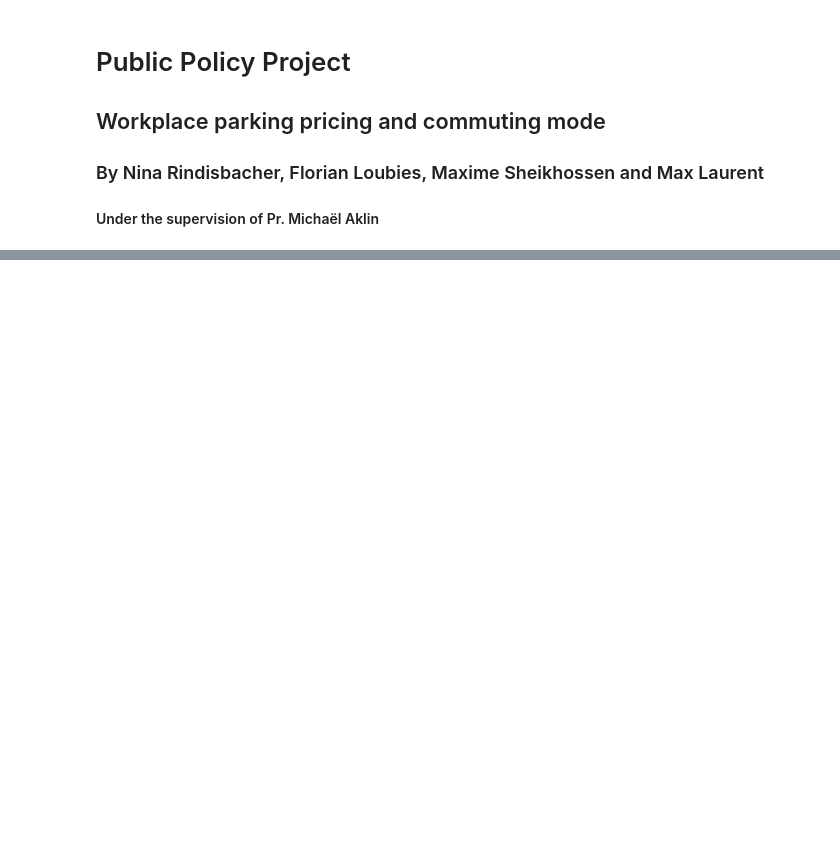
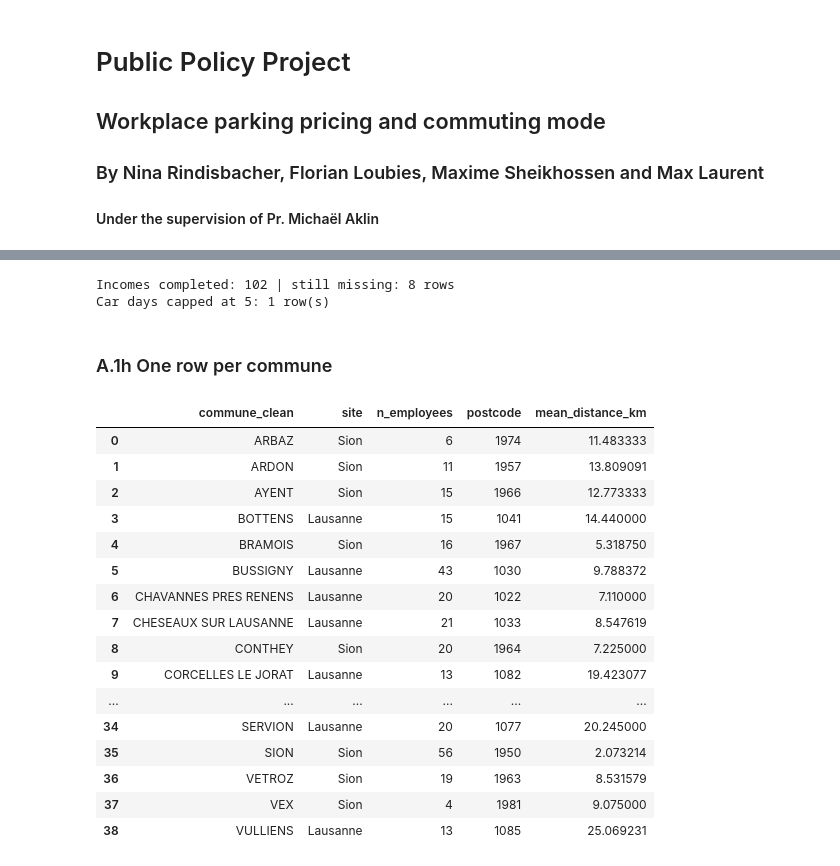
Before and after one commit to Mxlrt69/Public_Policy_Project, a Jupyter notebook: full_notebook.ipynb, the cells around one changed output, grey strips where cells are left out. Drawn from its saved outputs; the diff is of its cells as text; code cells hidden in the pictures; blank space fills up the shorter version.

```diff
--- a/full_notebook.ipynb
+++ b/full_notebook.ipynb
@@ -70,0 +175,7 @@ $$\log(\text{car\_days\_week}) = b \cdot \log(\text{fee}) + \text{controls} + \l
+# %%
+raw = pd.read_csv("parking_data.csv")
+print(raw.shape)
+print("Employees:", raw["employee_id"].nunique(), "| years:", sorted(raw["year"].unique()))
+print("Rows per employee:", raw.groupby("employee_id").size().value_counts().to_dict())
+print("Employees per site:", raw.drop_duplicates("employee_id")["site"].value_counts().to_dict())
+raw.head()
@@ -70,0 +318,13 @@ $$\log(\text{car\_days\_week}) = b \cdot \log(\text{fee}) + \text{controls} + \l
+# %%
+raw["commune_clean"] = raw["home_commune"].apply(normalize)
+raw["commune_clean_raw"] = raw["commune_clean"]
+raw["home_postcode_raw"] = raw["home_postcode"]
+
+raw["commune_clean"] = raw["commune_clean"].replace({"SAVIEZE": "SAVIESE"})   # spelling mistake
+raw.loc[raw["commune_clean"] == "SALINS", "home_postcode"] = 1991              # postcode 1994 = Aproz
+
+print("Communes:", raw["commune_clean"].nunique())
+print("Employees changing commune between 2024 and 2025 (after harmonisation):",
+      (raw.groupby("employee_id")["commune_clean"].nunique() > 1).sum())
+raw.loc[raw["commune_clean"].isin(["SAVIESE", "SALINS"]),
+        ["commune_clean_raw", "commune_clean", "home_postcode_raw", "home_postcode"]].drop_duplicates()
@@ -70,0 +344,41 @@ $$\log(\text{car\_days\_week}) = b \cdot \log(\text{fee}) + \text{controls} + \l
+# %%
+raw["income_imputed"] = raw["gross_income_chf"].isna()
+raw["gross_income_chf"] = raw.groupby("employee_id")["gross_income_chf"].transform(lambda s: s.fillna(s.mean()))
+raw["income_imputed"] &= raw["gross_income_chf"].notna()
+print("Incomes completed:", raw["income_imputed"].sum(),
+      "| still missing:", raw["gross_income_chf"].isna().sum(), "rows")
+
+raw["car_days_raw"] = raw["car_days_per_week"]
+raw["car_days_per_week"] = raw["car_days_per_week"].clip(upper=5)
+print("Car days capped at 5:", (raw["car_days_raw"] > 5).sum(), "row(s)")
+# %% [output]
+Incomes completed: 102 | still missing: 8 rows
+Car days capped at 5: 1 row(s)
+# %% [markdown]
+### A.1h One row per commune
+# %%
+communes = (raw.groupby(["commune_clean", "site"])
+               .agg(n_employees=("employee_id", "nunique"),
+                    postcode=("home_postcode", "first"),
+                    mean_distance_km=("distance_km", "mean"))
+               .reset_index())
+assert len(communes) == 39 and communes.n_employees.sum() == 1000
+communes
+# %% [output]
+|  | commune_clean | site | n_employees | postcode | mean_distance_km |
+| 0 | ARBAZ | Sion | 6 | 1974 | 11.483333 |
+| 1 | ARDON | Sion | 11 | 1957 | 13.809091 |
+| 2 | AYENT | Sion | 15 | 1966 | 12.773333 |
+| 3 | BOTTENS | Lausanne | 15 | 1041 | 14.440000 |
+| 4 | BRAMOIS | Sion | 16 | 1967 | 5.318750 |
+| 5 | BUSSIGNY | Lausanne | 43 | 1030 | 9.788372 |
+| 6 | CHAVANNES PRES RENENS | Lausanne | 20 | 1022 | 7.110000 |
+| 7 | CHESEAUX SUR LAUSANNE | Lausanne | 21 | 1033 | 8.547619 |
+| 8 | CONTHEY | Sion | 20 | 1964 | 7.225000 |
+| 9 | CORCELLES LE JORAT | Lausanne | 13 | 1082 | 19.423077 |
+| ... | ... | ... | ... | ... | ... |
+| 34 | SERVION | Lausanne | 20 | 1077 | 20.245000 |
+| 35 | SION | Sion | 56 | 1950 | 2.073214 |
+| 36 | VETROZ | Sion | 19 | 1963 | 8.531579 |
+| 37 | VEX | Sion | 4 | 1981 | 9.075000 |
+| 38 | VULLIENS | Lausanne | 13 | 1085 | 25.069231 |
```
Also changed, not shown: parts of 44 cells of this notebook, 1 other file.
